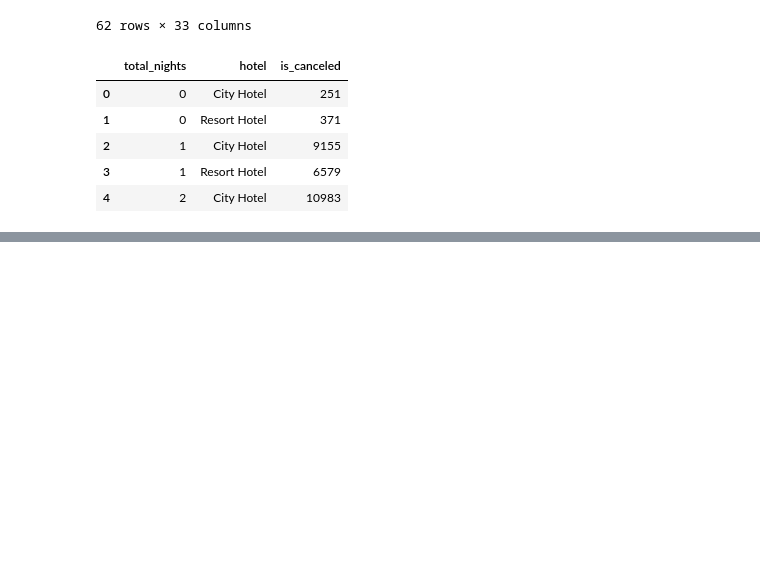
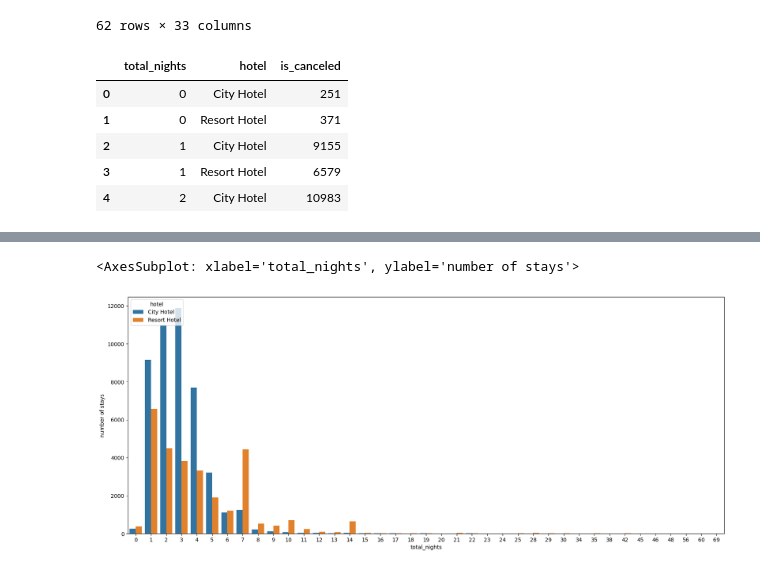
Before and after one commit to Sumetjutha/031_Real_Project_Analysis_Python, a Jupyter notebook: 002_Hotel_Booking_Data_Analysis.ipynb, the cells around one changed output, grey strips where cells are left out. Drawn from its saved outputs; the diff is of its cells as text; code cells hidden in the pictures; blank space fills up the shorter version.

```diff
--- a/002_Hotel_Booking_Data_Analysis.ipynb
+++ b/002_Hotel_Booking_Data_Analysis.ipynb
@@ -870,0 +878,7 @@ stay.head()
+# %%
+# plot bar graph
+plt.figure(figsize=(20,8))
+sns.barplot(x='total_nights', y='number of stays', hue='hotel', hue_order=['City Hotel', 'Resort Hotel'],data=stay)
+# %% [output]
+<AxesSubplot: xlabel='total_nights', ylabel='number of stays'>
+[figure, added]
```
Also changed, not shown: parts of 4 cells of this notebook.
